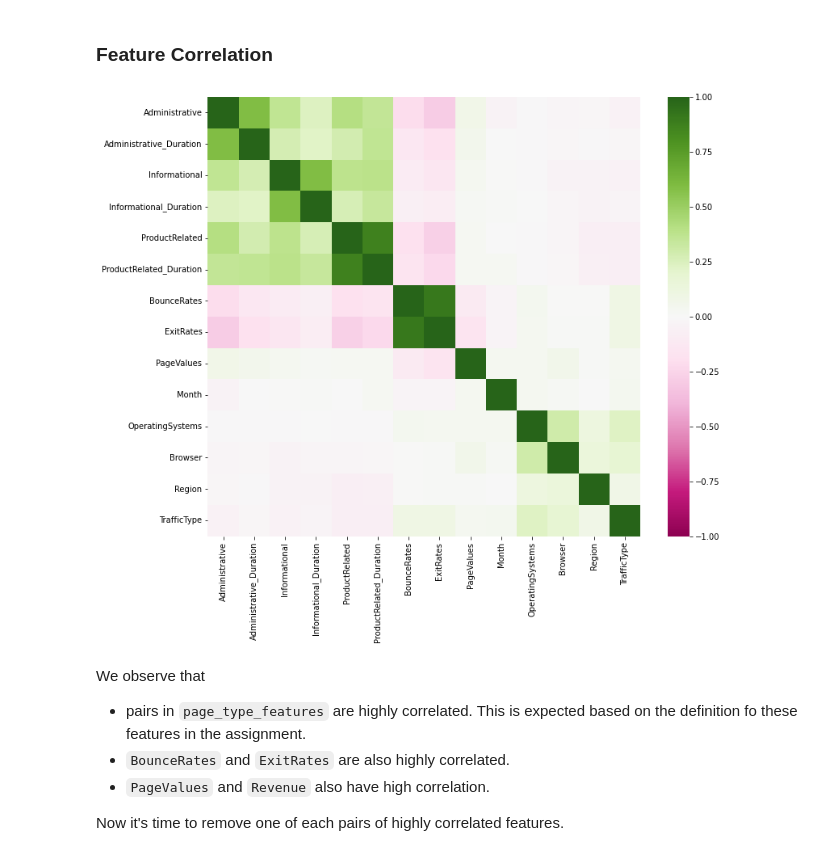
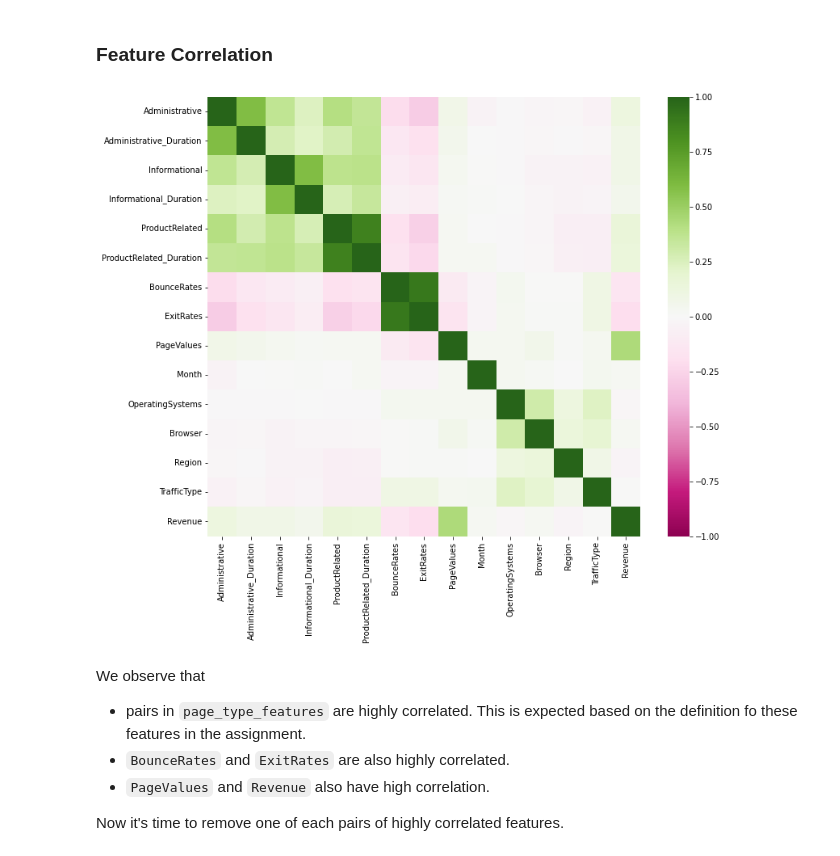
Before and after one commit to AsiehH/MLE-7, a Jupyter notebook: assignments/midterm/nb/midterm.ipynb, the cells around one changed output. Drawn from its saved outputs; the diff is of its cells as text; code cells hidden in the pictures.

```diff
--- a/assignments/midterm/nb/midterm.ipynb
+++ b/assignments/midterm/nb/midterm.ipynb
@@ -100,0 +99,4 @@ df_train.shape, df_test.shape
+# %%
+df_train = df[df['Month']>=6]
+df_test = df[df['Month'].isin([2,3])]
+df_train.shape, df_test.shape
@@ -146,7 +145,7 @@ ga_features = ['BounceRates', 'ExitRates', 'PageValues']
 ### Feature Correlation
 # %%
 plt.figure(figsize=(12, 10))
-cor = df_train_reduced[numeric_features].corr()# YOUR CODE HERE
+cor = df_train_reduced[numeric_cols].corr()
 sns.heatmap(cor, vmin=-1, vmax=1, cmap="PiYG");
 # %% [output]
-[figure, old version]
+[figure, new version]
```
Also changed, not shown: parts of 10 cells of this notebook.
